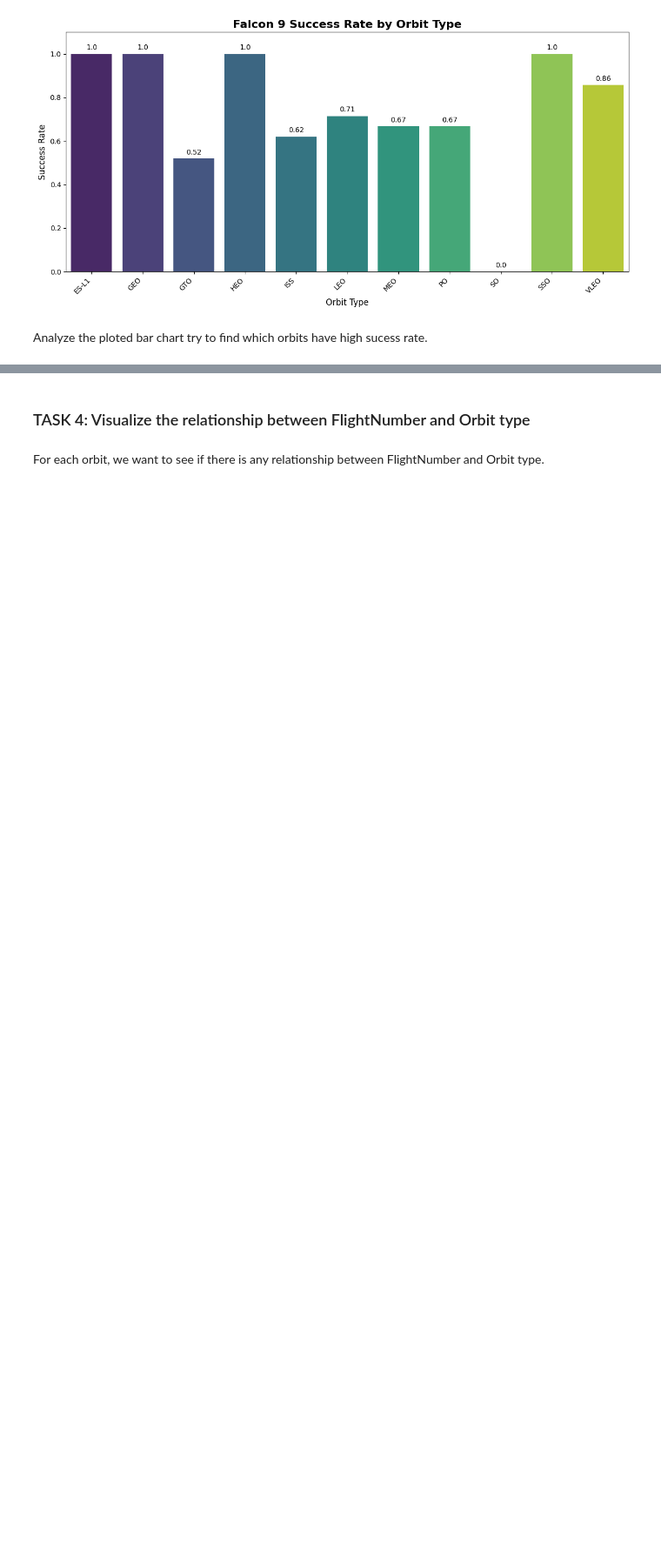
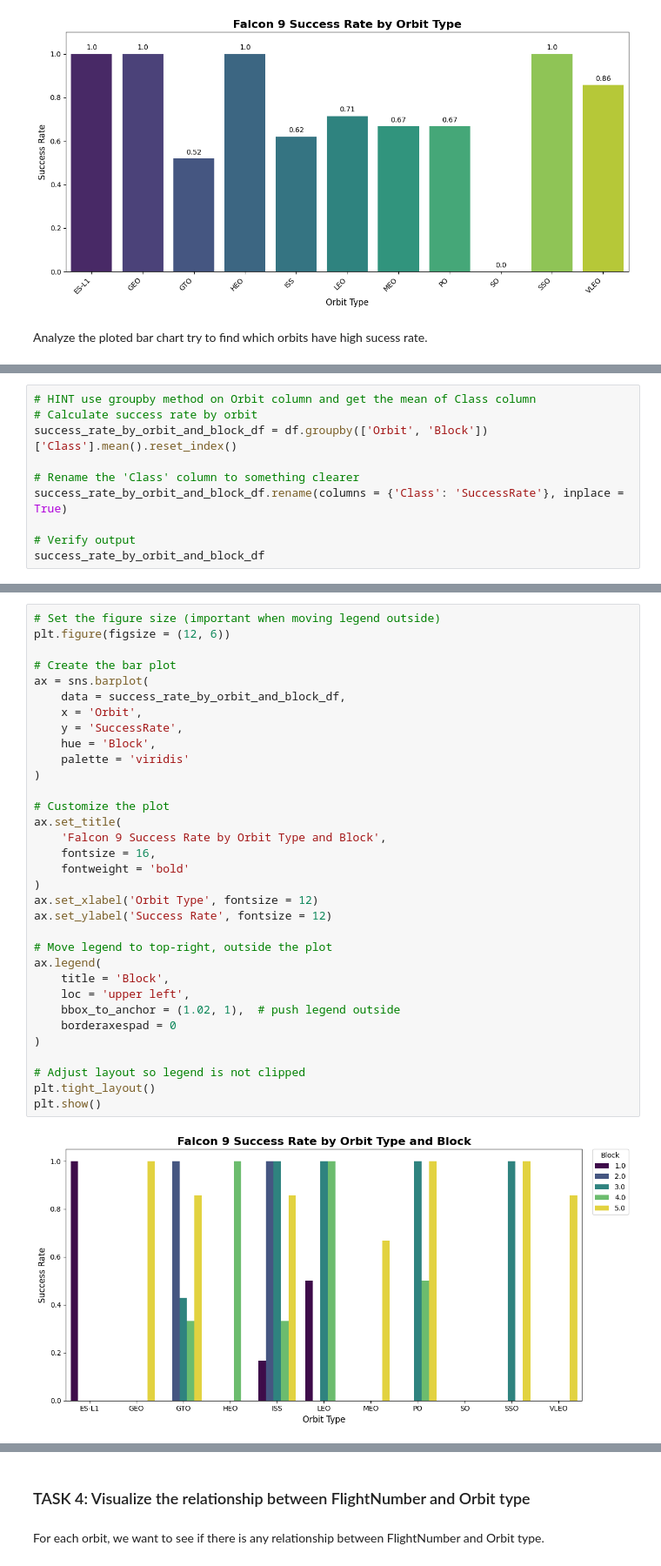
Before and after one commit to iacisme/Spacex-EDX-Capstone-, a Jupyter notebook: notebooks/05_jupyter-labs-eda-dataviz-v2.ipynb, the cells around one changed output, grey strips where cells are left out. Shown at 87% size. Cells and saved outputs as stored; diff of their text form; blank space fills up the shorter version.

```diff
--- a/notebooks/05_jupyter-labs-eda-dataviz-v2.ipynb
+++ b/notebooks/05_jupyter-labs-eda-dataviz-v2.ipynb
@@ -222,0 +264,10 @@ Analyze the ploted bar chart try to find which orbits have high sucess rate.
+# %%
+# HINT use groupby method on Orbit column and get the mean of Class column
+# Calculate success rate by orbit
+success_rate_by_orbit_and_block_df = df.groupby(['Orbit', 'Block'])['Class'].mean().reset_index()
+
+# Rename the 'Class' column to something clearer
+success_rate_by_orbit_and_block_df.rename(columns = {'Class': 'SuccessRate'}, inplace = True)
+
+# Verify output
+success_rate_by_orbit_and_block_df
@@ -222,0 +292,35 @@ Analyze the ploted bar chart try to find which orbits have high sucess rate.
+# %%
+# Set the figure size (important when moving legend outside)
+plt.figure(figsize = (12, 6))
+
+# Create the bar plot
+ax = sns.barplot(
+    data = success_rate_by_orbit_and_block_df,
+    x = 'Orbit',
+    y = 'SuccessRate',
+    hue = 'Block',
+    palette = 'viridis'
+)
+
+# Customize the plot
+ax.set_title(
+    'Falcon 9 Success Rate by Orbit Type and Block',
+    fontsize = 16,
+    fontweight = 'bold'
+)
+ax.set_xlabel('Orbit Type', fontsize = 12)
+ax.set_ylabel('Success Rate', fontsize = 12)
+
+# Move legend to top-right, outside the plot
+ax.legend(
+    title = 'Block',
+    loc = 'upper left',
+    bbox_to_anchor = (1.02, 1),  # push legend outside
+    borderaxespad = 0
+)
+
+# Adjust layout so legend is not clipped
+plt.tight_layout()
+plt.show()
+# %% [output]
+[figure, added]
```
Also changed, not shown: parts of 13 cells of this notebook, 57 other files.
